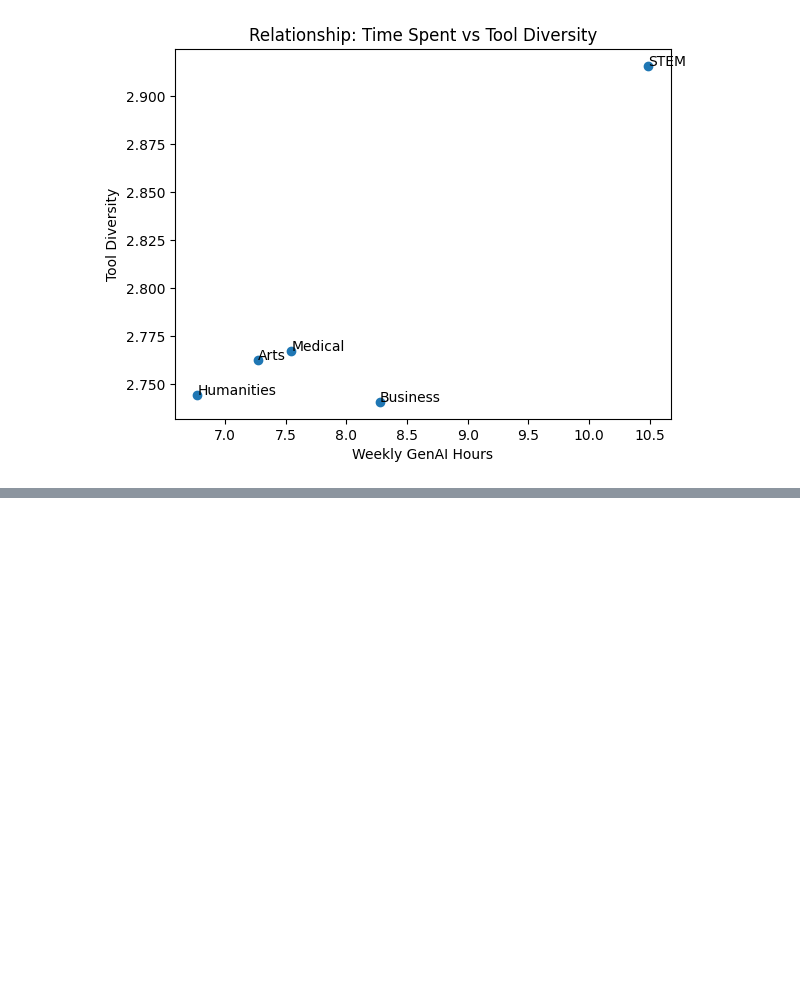
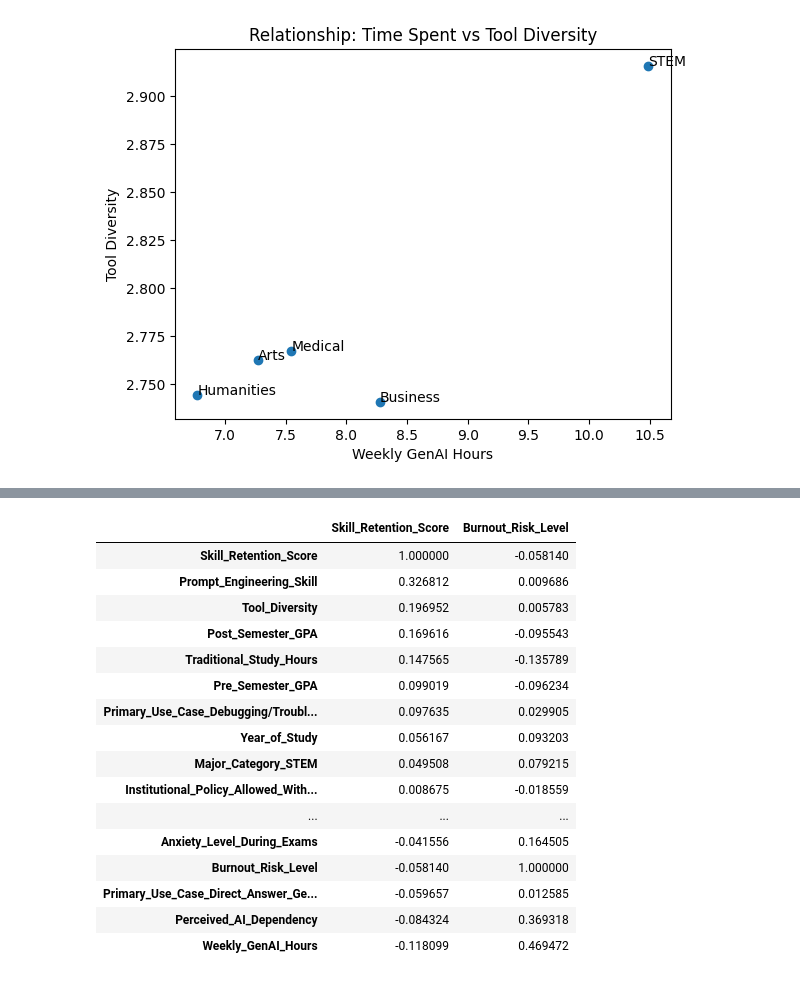
Before and after one commit to Muhammad-Talha79/Data-science-projects, a Jupyter notebook: effects-of-ai-on-students.ipynb, the cells around one changed output, grey strips where cells are left out. Drawn from its saved outputs; the diff is of its cells as text; code cells hidden in the pictures; blank space fills up the shorter version.

```diff
--- a/effects-of-ai-on-students.ipynb
+++ b/effects-of-ai-on-students.ipynb
@@ -125,0 +220,20 @@ plt.show()
+# %%
+df_processed.corr().sort_values(by='Skill_Retention_Score', ascending=False)[['Skill_Retention_Score', 'Burnout_Risk_Level']]
+# %% [output]
+|  | Skill_Retention_Score | Burnout_Risk_Level |
+| Skill_Retention_Score | 1.000000 | -0.058140 |
+| Prompt_Engineering_Skill | 0.326812 | 0.009686 |
+| Tool_Diversity | 0.196952 | 0.005783 |
+| Post_Semester_GPA | 0.169616 | -0.095543 |
+| Traditional_Study_Hours | 0.147565 | -0.135789 |
+| Pre_Semester_GPA | 0.099019 | -0.096234 |
+| Primary_Use_Case_Debugging/Troubl... | 0.097635 | 0.029905 |
+| Year_of_Study | 0.056167 | 0.093203 |
+| Major_Category_STEM | 0.049508 | 0.079215 |
+| Institutional_Policy_Allowed_With... | 0.008675 | -0.018559 |
+| ... | ... | ... |
+| Anxiety_Level_During_Exams | -0.041556 | 0.164505 |
+| Burnout_Risk_Level | -0.058140 | 1.000000 |
+| Primary_Use_Case_Direct_Answer_Ge... | -0.059657 | 0.012585 |
+| Perceived_AI_Dependency | -0.084324 | 0.369318 |
+| Weekly_GenAI_Hours | -0.118099 | 0.469472 |
```
Also changed, not shown: parts of 6 cells of this notebook.
